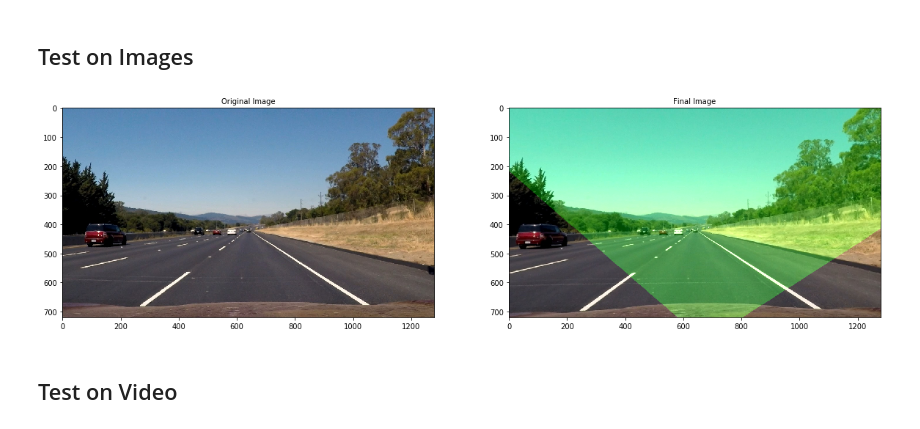
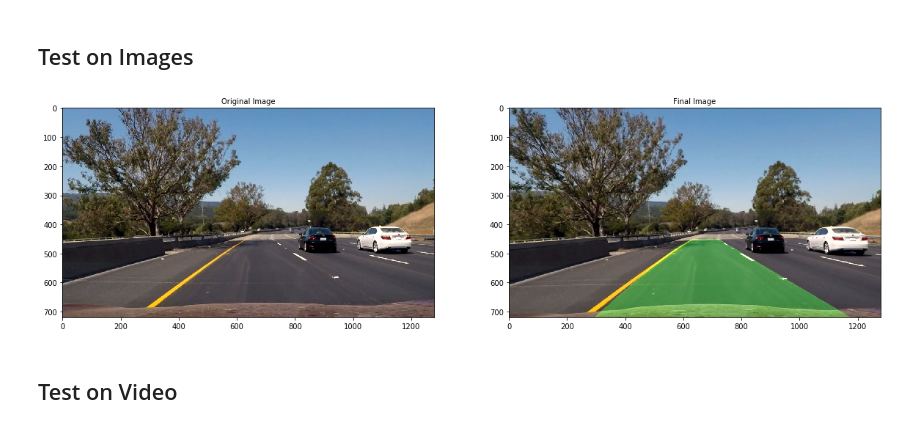
Before and after one commit to Jeremy26/advanced-lane-lines, a Jupyter notebook: P4.ipynb, the cells around one changed output. Cells and saved outputs as stored; diff of their text form; code cells hidden in the pictures.

```diff
--- a/P4.ipynb
+++ b/P4.ipynb
@@ -589,25 +568,25 @@ def pipeline(img):
     left_curverad, right_curverad = curvature(left_fit, right_fit)
 
     ## DRAW ON LANE
-    result_img = draw_on_lane(img, undistorted,top_down, perspective_M,left_fitx, right_fitx, ploty)
+    result_img = draw_on_lane(img, undistorted,top_down, np.linalg.inv(perspective_M),left_fitx, right_fitx, ploty)
 
     return result_img
 # %% [markdown]
 ## Test on Images
 # %%
 for idx, fname in enumerate (test_images):
-    if (idx==1):
+    if (idx==7):
         img = mpimg.imread(fname)
         result_img = pipeline(img)
 
         f, (ax1, ax2) = plt.subplots(1, 2, figsize=(20, 20))
         ax1.imshow(img)
         ax1.set_title("Original Image", fontsize=10)
 
         ax2.imshow(result_img)
         ax2.set_title("Final Image", fontsize=10)
 # %% [output]
-[figure, old version]
+[figure, new version]
 # %% [markdown]
 ## Test on Video
 # %%
```
Also changed, not shown: parts of 10 cells of this notebook, 1 other file.
